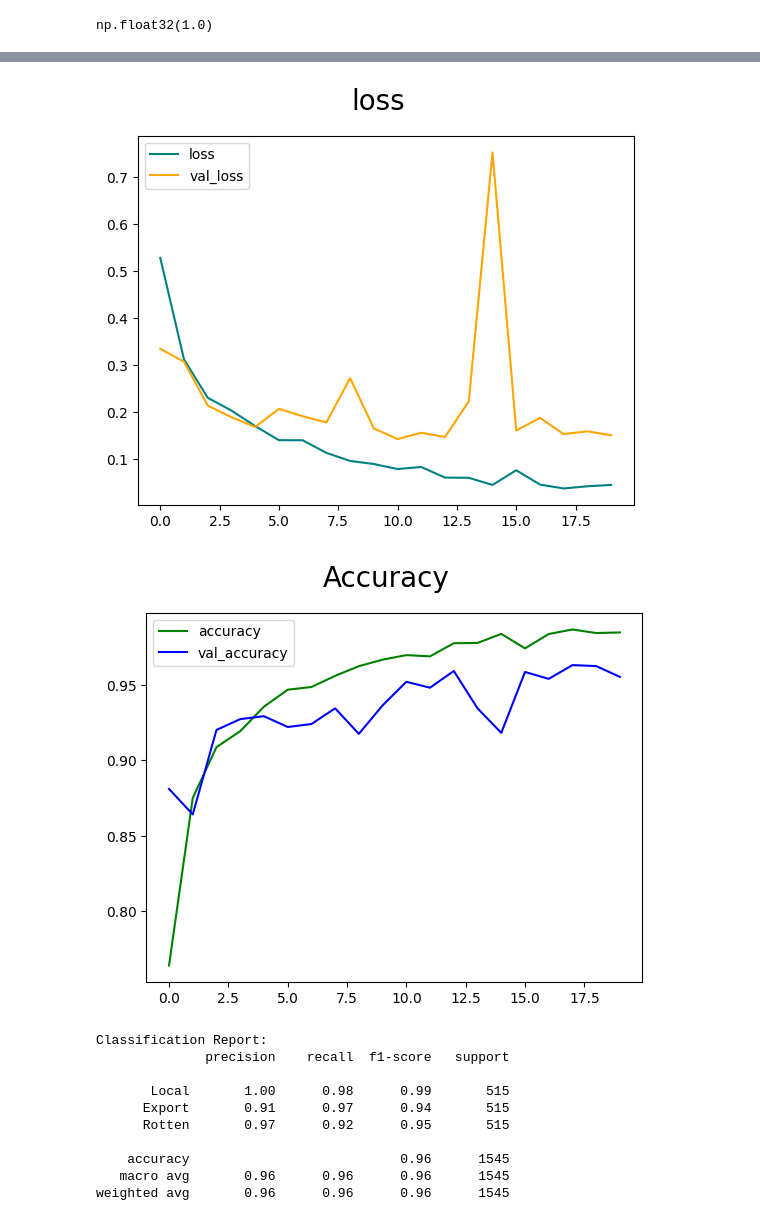
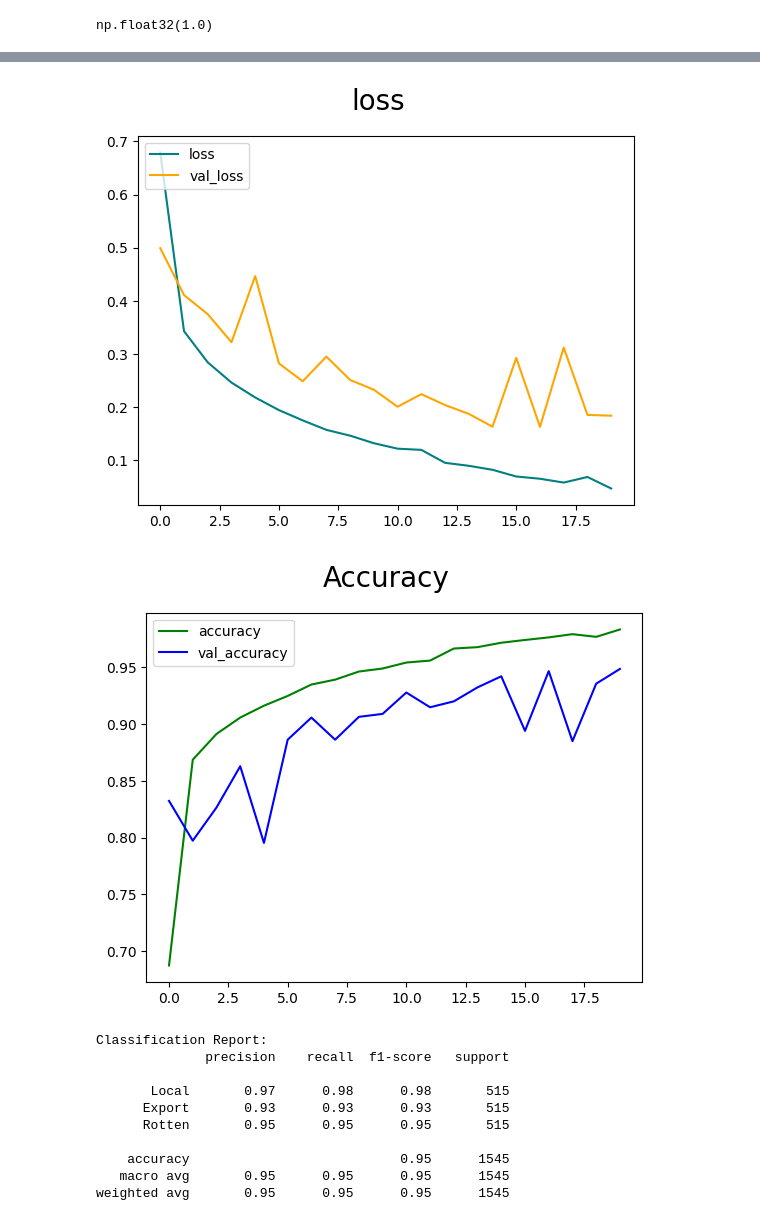
Before and after one commit to om2044/tomato-grading, a Jupyter notebook: ai/notebooks/cnn-tomato-quality-classification.ipynb, the cells around one changed output, grey strips where cells are left out. Drawn from its saved outputs; the diff is of its cells as text; code cells hidden in the pictures.

Commit message:
work on the api betwen front and back , clean the data and update the model

```diff
--- a/ai/notebooks/cnn-tomato-quality-classification.ipynb
+++ b/ai/notebooks/cnn-tomato-quality-classification.ipynb
@@ -151,39 +141,57 @@ from tensorflow.keras.layers import Input, Conv2D, MaxPooling2D, Dense,GlobalAve
 import tensorflow as tf
 from tensorflow.keras.models import Sequential
 from tensorflow.keras.layers import Input, Conv2D, MaxPooling2D, Flatten, Dense, Dropout
+from tensorflow.keras.callbacks import EarlyStopping, ModelCheckpoint
+from tensorflow.keras.optimizers import Adam
 
-# Pour supprime le model precedent
+models_dir = "/kaggle/working/models"
+os.makedirs(models_dir, exist_ok=True)
+# Nettoyer la session
 tf.keras.backend.clear_session()
 
-
 model = Sequential([
-
     Input(shape=(224, 224, 3)),
 
-    Conv2D(16, (3,3), activation='relu'),
+    # Block 1: Basic features
+    Conv2D(32, (3,3), activation='relu', padding='same'),
     MaxPooling2D(pool_size=(2,2)),
-    Dropout(0.4),
+    Dropout(0.2),
 
-    Conv2D(32, (3,3), activation='relu'),
+    # Block 2: Intermediate features
+    Conv2D(64, (3,3), activation='relu', padding='same'),
     MaxPooling2D(pool_size=(2,2)),
+    Dropout(0.3),
 
-    Conv2D(16, (3,3), activation='relu'),
+    # Block 3: Complex features
+    Conv2D(128, (3,3), activation='relu', padding='same'),
     MaxPooling2D(pool_size=(2,2)),
     Dropout(0.4),
 
     Flatten(),
 
+    # The "Brain" of the network
     Dense(256, activation='relu'),
     Dropout(0.5),
 
+    # Output: 3 Classes
     Dense(3, activation='softmax')
 ])
 
+custom_optimizer = Adam(learning_rate=0.0001)
 
-model.compile(optimizer='adam',
+model.compile(optimizer=custom_optimizer,
               loss='sparse_categorical_crossentropy',
               metrics=['accuracy'])
 
+best_model= "/kaggle/working/models/Tomato_grading_BEST.keras"
+callbacks = [
+
+    EarlyStopping(monitor='val_loss', patience=5, restore_best_weights=True),
+
+
+    ModelCheckpoint(best_model, monitor='val_loss', save_best_only=True)
+]
+
 model.summary()
 # %% [output]
 Model: "sequential"
@@ -215,4 +218,9 @@ tensorboard_callback = tf.keras.callbacks.TensorBoard(log_dir=log_dir)
 # %%
-hist =model.fit(Train_data, epochs=20 , validation_data=Val_data ,callbacks=[tensorboard_callback])
+history = model.fit(
+    Train_data,
+    validation_data=Val_data,
+    epochs=20,
+    callbacks=callbacks
+)
 # %% [output]
 Epoch 1/20
@@ -241,21 +243,21 @@ Epoch 20/20
 # %%
 fig = plt.figure
-plt.plot(hist.history['loss'],color='teal', label='loss')
-plt.plot(hist.history['val_loss'],color='orange', label='val_loss')
+plt.plot(history.history['loss'],color='teal', label='loss')
+plt.plot(history.history['val_loss'],color='orange', label='val_loss')
 plt.suptitle('loss',fontsize=20)
 plt.legend(loc='upper left')
 plt.show()
 # %% [output]
-[figure, old version]
+[figure, new version]
 # %%
 fig = plt.figure
-plt.plot(hist.history['accuracy'],color='green', label='accuracy')
-plt.plot(hist.history['val_accuracy'],color='blue', label='val_accuracy')
+plt.plot(history.history['accuracy'],color='green', label='accuracy')
+plt.plot(history.history['val_accuracy'],color='blue', label='val_accuracy')
 plt.suptitle('Accuracy',fontsize=20)
 plt.legend(loc='upper left')
 plt.show()
 # %% [output]
-[figure, old version]
+[figure, new version]
 # %%
 from sklearn.metrics import classification_report, confusion_matrix
 
@@ -283,10 +285,10 @@ print(classification_report(y_true_all, y_pred_all, target_names=['Local', 'Expo
 Classification Report:
               precision    recall  f1-score   support
 
-       Local       1.00      0.98      0.99       515
-      Export       0.91      0.97      0.94       515
-      Rotten       0.97      0.92      0.95       515
+       Local       0.97      0.98      0.98       515
+      Export       0.93      0.93      0.93       515
+      Rotten       0.95      0.95      0.95       515
 
-    accuracy                           0.96      1545
-   macro avg       0.96      0.96      0.96      1545
-weighted avg       0.96      0.96      0.96      1545
+    accuracy                           0.95      1545
+   macro avg       0.95      0.95      0.95      1545
+weighted avg       0.95      0.95      0.95      1545
```
Also changed, not shown: parts of 12 cells of this notebook, 18 other files.
